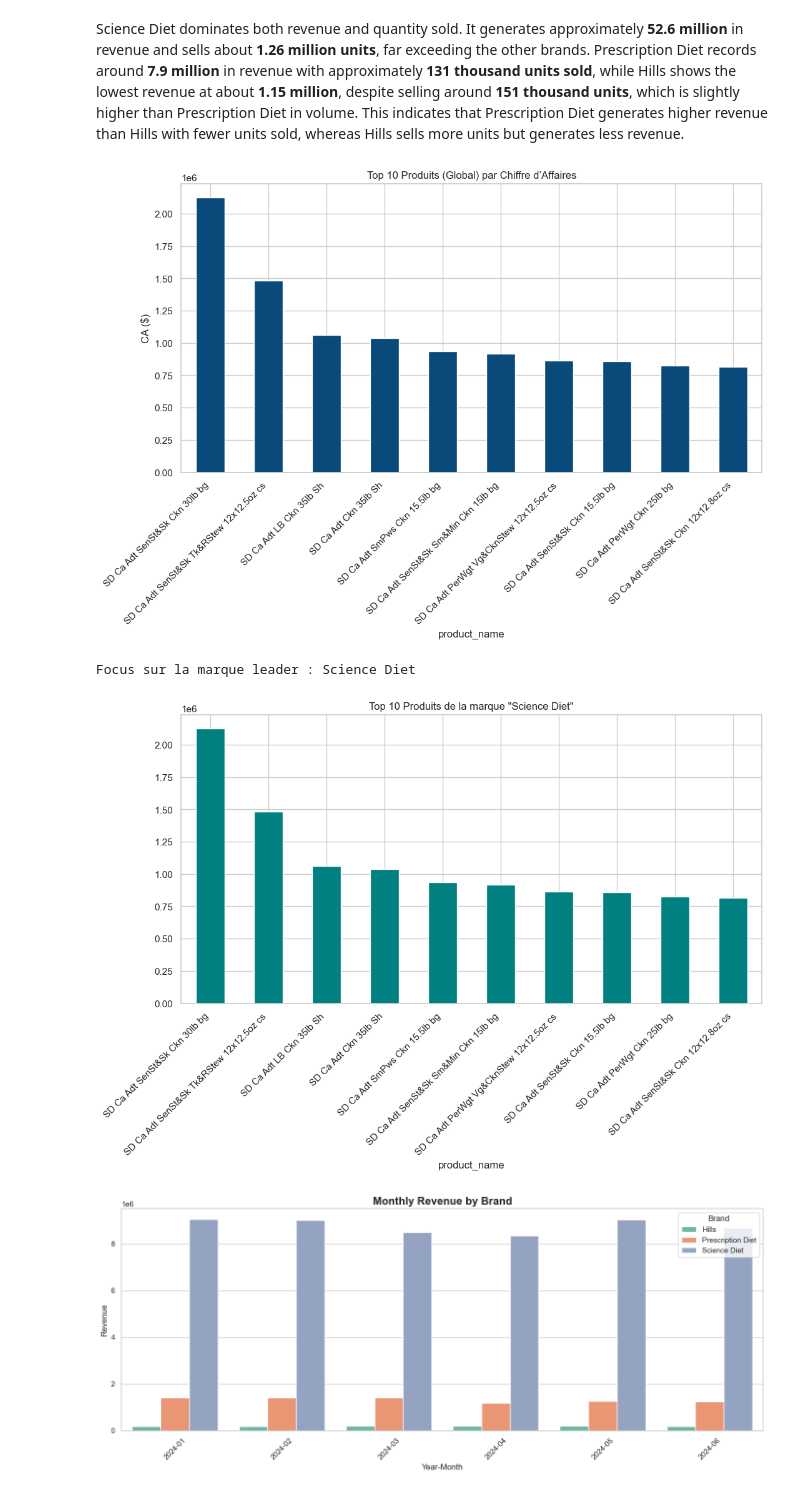
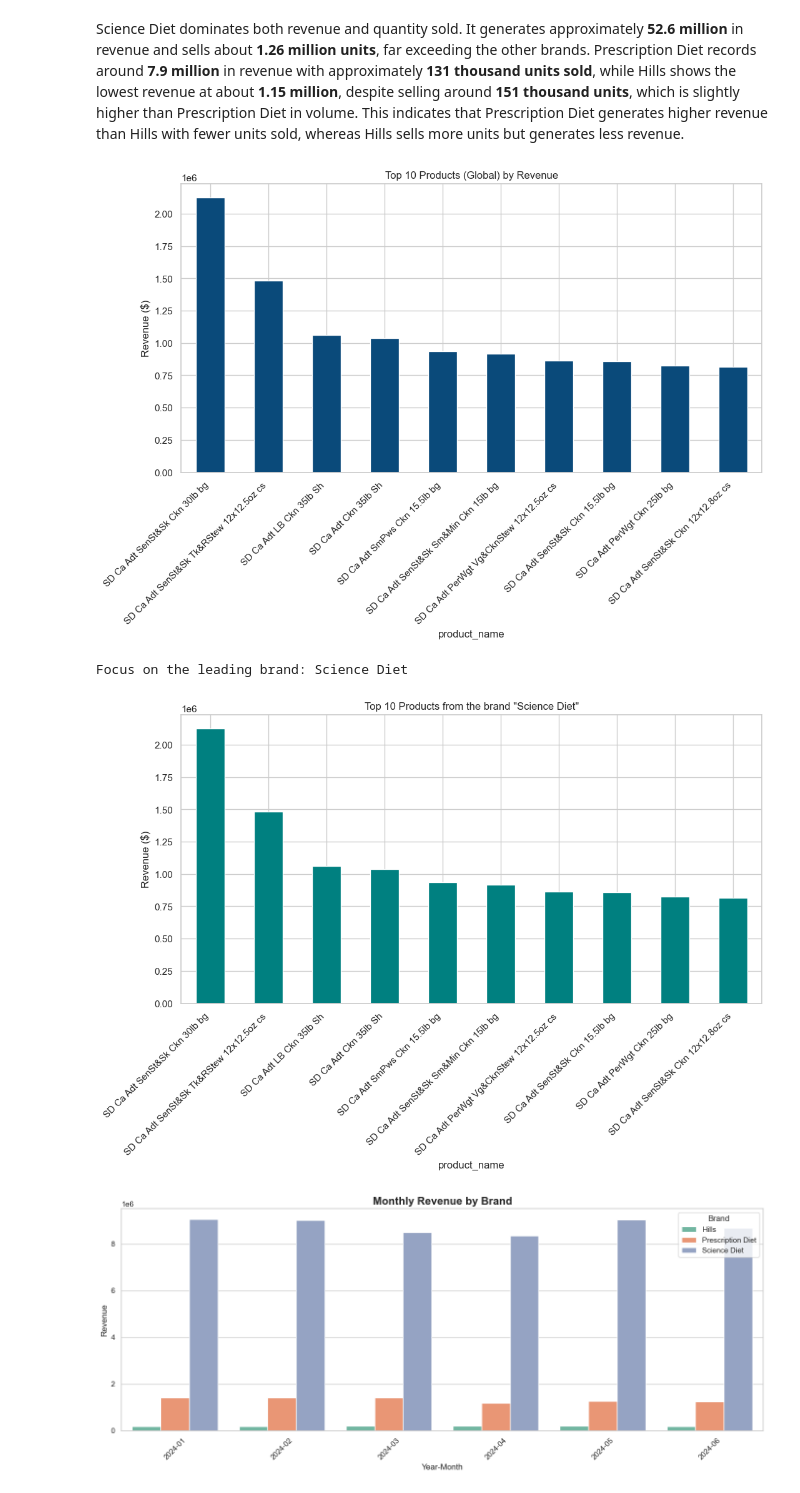
Before and after one commit to DomNoutsGit/Business_Data_Case, a Jupyter notebook: Partie1.ipynb, the cells around one changed output. Cells and saved outputs as stored; diff of their text form; code cells hidden in the pictures.

```diff
--- a/Partie1.ipynb
+++ b/Partie1.ipynb
@@ -407,32 +408,33 @@ Science Diet dominates both revenue and quantity sold. It generates approximatel
 # %%
 df_orders_temp = df_retailer[df_retailer['event_name'] == 'Order']
 
 # 1. Top 10 Produits Global
 top10_products = df_orders_temp.groupby('product_name')['sales'].sum().sort_values(ascending=False).head(10)
 
 plt.figure(figsize=(12, 6))
 top10_products.plot(kind='bar', color='#0A4A7A')
-plt.title('Top 10 Produits (Global) par Chiffre d’Affaires')
-plt.ylabel('CA ($)')
+plt.title('Top 10 Products (Global) by Revenue')
+plt.ylabel('Revenue ($)')
 plt.xticks(rotation=45, ha='right')
 plt.show()
 
 # 2. Top Produits de la Marque Leader
 marque_leader = df_orders_temp.groupby('brand')['sales'].sum().idxmax()
-print(f"Focus sur la marque leader : {marque_leader}")
+print(f"Focus on the leading brand: {marque_leader}")
 
 df_leader = df_orders_temp[df_orders_temp['brand'] == marque_leader]
 top10_leader = df_leader.groupby('product_name')['sales'].sum().sort_values(ascending=False).head(10)
 
 plt.figure(figsize=(12, 6))
 top10_leader.plot(kind='bar', color='teal')
-plt.title(f'Top 10 Produits de la marque "{marque_leader}"')
+plt.title(f'Top 10 Products from the brand "{marque_leader}"')
+plt.ylabel('Revenue ($)')
 plt.xticks(rotation=45, ha='right')
 plt.show()
 # %% [output]
-[figure, old version]
+[figure, new version]
-Focus sur la marque leader : Science Diet
+Focus on the leading brand: Science Diet
-[figure, old version]
+[figure, new version]
 # %%
 # Monthly revenue by brand
 sns.set_theme(style="whitegrid")
```
Also changed, not shown: parts of 11 cells of this notebook.
